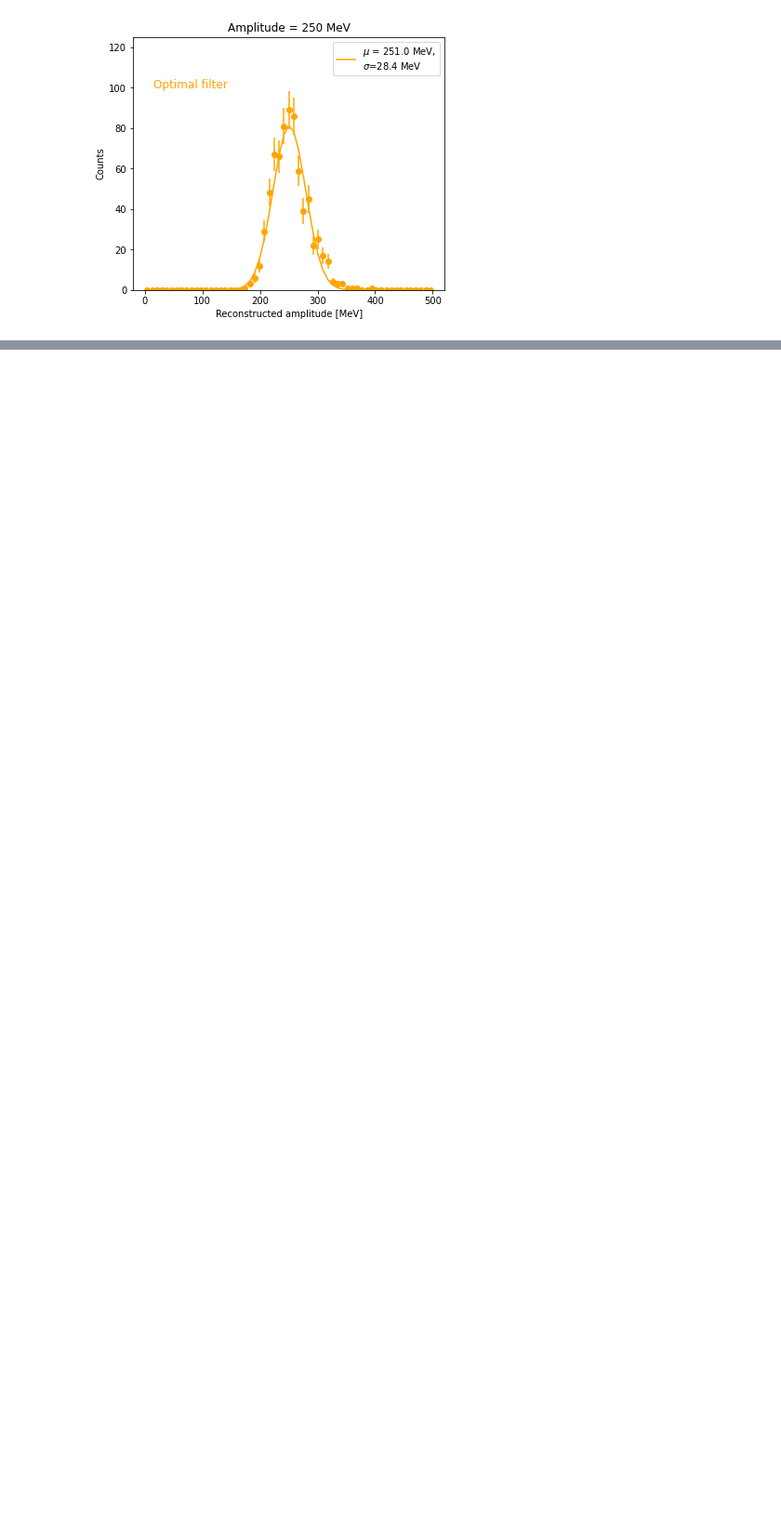
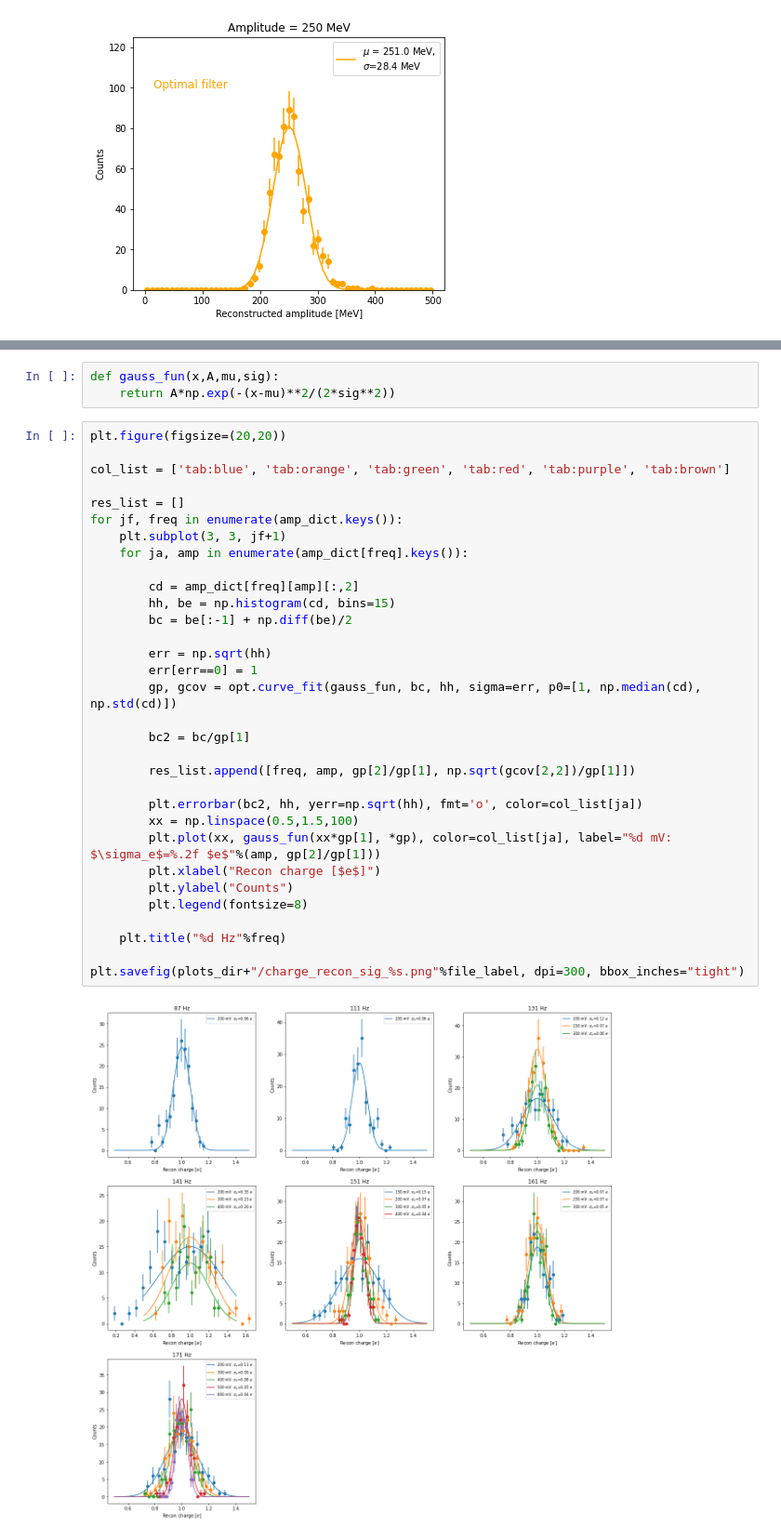
Before and after one commit to Moore-Lab/decay_analysis, a Jupyter notebook: analyze_alpha_data_20231110.ipynb, the cells around one changed output, grey strips where cells are left out. Shown at 93% size. Drawn from its saved outputs; the diff is of its cells as text; blank space fills up the shorter version.

Commit message:
charge resolution analysis

```diff
--- a/analyze_alpha_data_20231110.ipynb
+++ b/analyze_alpha_data_20231110.ipynb
@@ -202,0 +275,37 @@ for i,filt_amps in enumerate(amp_dicts):
+# %%
+def gauss_fun(x,A,mu,sig):
+    return A*np.exp(-(x-mu)**2/(2*sig**2))
+# %%
+plt.figure(figsize=(20,20))
+
+col_list = ['tab:blue', 'tab:orange', 'tab:green', 'tab:red', 'tab:purple', 'tab:brown']
+
+res_list = []
+for jf, freq in enumerate(amp_dict.keys()):
+    plt.subplot(3, 3, jf+1)
+    for ja, amp in enumerate(amp_dict[freq].keys()):
+
+        cd = amp_dict[freq][amp][:,2]
+        hh, be = np.histogram(cd, bins=15)
+        bc = be[:-1] + np.diff(be)/2
+
+        err = np.sqrt(hh)
+        err[err==0] = 1
+        gp, gcov = opt.curve_fit(gauss_fun, bc, hh, sigma=err, p0=[1, np.median(cd), np.std(cd)])
+
+        bc2 = bc/gp[1]
+
+        res_list.append([freq, amp, gp[2]/gp[1], np.sqrt(gcov[2,2])/gp[1]])
+
+        plt.errorbar(bc2, hh, yerr=np.sqrt(hh), fmt='o', color=col_list[ja])
+        xx = np.linspace(0.5,1.5,100)
+        plt.plot(xx, gauss_fun(xx*gp[1], *gp), color=col_list[ja], label="%d mV: $\sigma_e$=%.2f $e$"%(amp, gp[2]/gp[1]))
+        plt.xlabel("Recon charge [$e$]")
+        plt.ylabel("Counts")
+        plt.legend(fontsize=8)
+
+    plt.title("%d Hz"%freq)
+
+plt.savefig(plots_dir+"/charge_recon_sig_%s.png"%file_label, dpi=300, bbox_inches="tight")
+# %% [output]
+[figure, added]
```
Also changed, not shown: parts of 4 cells of this notebook, 2 other files.
